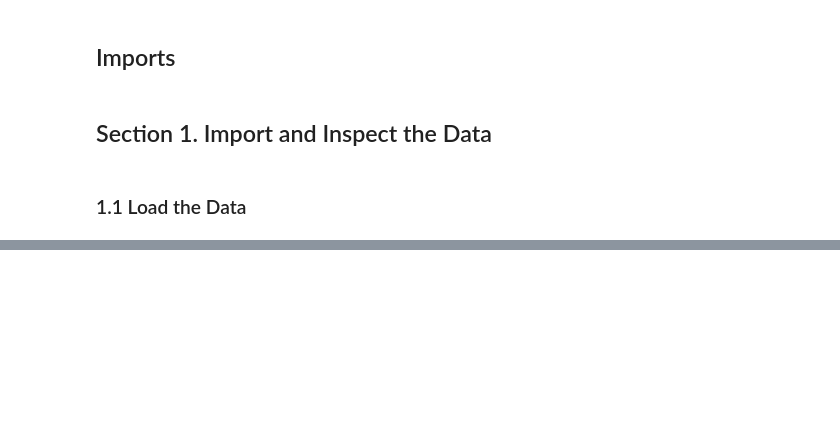
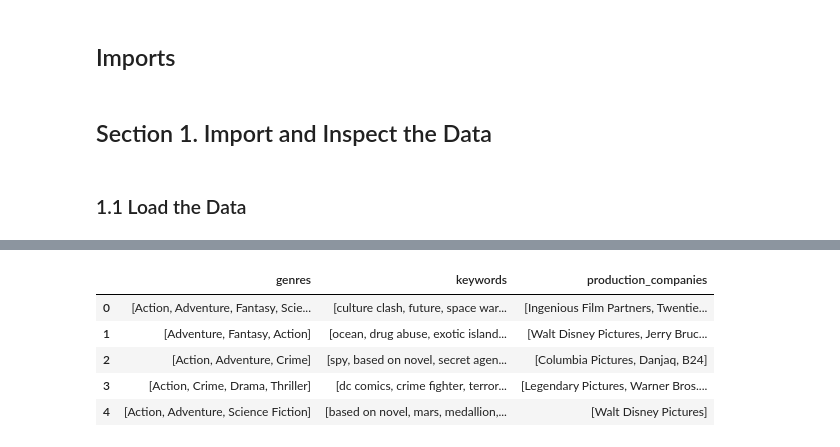
Before and after one commit to DMill31/capstone-project, a Jupyter notebook: miller_capstone.ipynb, the cells around one changed output, grey strips where cells are left out. Saved outputs shown, nothing was run; the diff lists cells and outputs as text; code cells hidden in the pictures; blank space fills up the shorter version.

```diff
--- a/miller_capstone.ipynb
+++ b/miller_capstone.ipynb
@@ -61,0 +187,10 @@ Index(['budget', 'genres', 'homepage', 'id', 'keywords', 'original_language',
+# %%
+# Drop unnecessary columns
+columns_to_drop = ['movie_id', 'status', 'title_x', 'title_y', 'vote_average', 'vote_count', 'popularity', 'spoken_languages', 'overview', 'production_countries', 'id', 'original_language']
+df = df.drop(columns=columns_to_drop)
+
+#Rename original_title to title
+df = df.rename(columns={'original_title': 'title'})
+
+# Convert release_date to datetime
+df['release_date'] = pd.to_datetime(df['release_date'])
@@ -61,0 +212,13 @@ Index(['budget', 'genres', 'homepage', 'id', 'keywords', 'original_language',
+# %%
+# Log transform the budget column
+df['log_budget'] = np.log1p(df['budget'])
+
+# Extract year and month from release_date
+df['release_year'] = df['release_date'].dt.year
+df['release_month'] = df['release_date'].dt.month
+
+# Drop release_date column
+df = df.drop(columns=['release_date'])
+
+# Display the first few rows of new date columns
+df[['release_year', 'release_month']].head()
@@ -61,0 +232,28 @@ Index(['budget', 'genres', 'homepage', 'id', 'keywords', 'original_language',
+# %%
+# Parse JSON columns
+def parse_names(value):
+    if pd.isna(value):
+        return []
+    try:
+        return [item["name"] for item in json.loads(value)]
+    except (TypeError, json.JSONDecodeError):
+        return []
+
+json_columns = [
+    'genres',
+    'keywords',
+    'production_companies',
+]
+
+for col in json_columns:
+    df[col] = df[col].apply(parse_names)
+
+# Display the first few rows of the parsed JSON columns
+df[json_columns].head()
+# %% [output]
+|  | genres | keywords | production_companies |
+| 0 | [Action, Adventure, Fantasy, Scie... | [culture clash, future, space war... | [Ingenious Film Partners, Twentie... |
+| 1 | [Adventure, Fantasy, Action] | [ocean, drug abuse, exotic island... | [Walt Disney Pictures, Jerry Bruc... |
+| 2 | [Action, Adventure, Crime] | [spy, based on novel, secret agen... | [Columbia Pictures, Danjaq, B24] |
+| 3 | [Action, Crime, Drama, Thriller] | [dc comics, crime fighter, terror... | [Legendary Pictures, Warner Bros.... |
+| 4 | [Action, Adventure, Science Fiction] | [based on novel, mars, medallion,... | [Walt Disney Pictures] |
```
Also changed, not shown: parts of 27 cells of this notebook.
